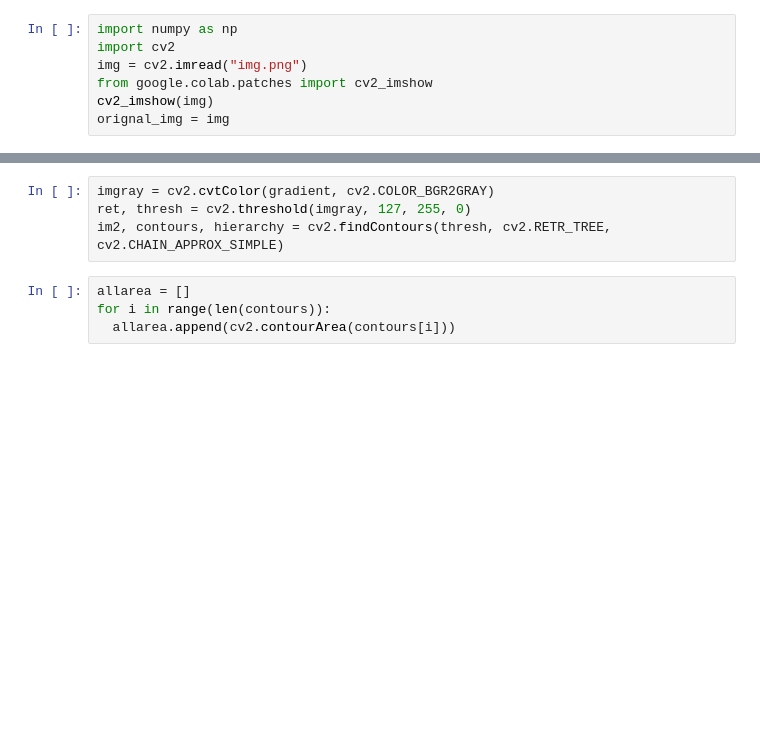
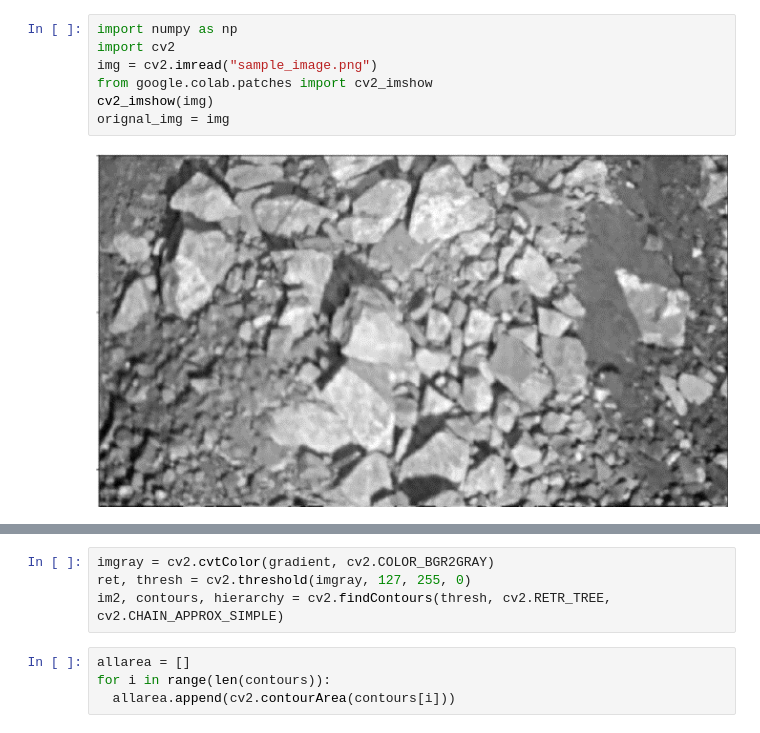
Before and after one commit to jesh09/open_cv_task, a Jupyter notebook: opencv_task.ipynb, the cells around one changed output, grey strips where cells are left out. Saved outputs shown, nothing was run; the diff lists cells and outputs as text; blank space fills up the shorter version.

```diff
--- a/opencv_task.ipynb
+++ b/opencv_task.ipynb
@@ -9,10 +10,12 @@ MessageError: ignored
 # %%
 import numpy as np
 import cv2
-img = cv2.imread("img.png")
+img = cv2.imread("sample_image.png")
 from google.colab.patches import cv2_imshow
 cv2_imshow(img)
 orignal_img = img
+# %% [output]
+[figure, added]
 # %%
 img = cv2.GaussianBlur(img,(5,5),0)
 b2r = cv2.cvtColor(img, cv2.COLOR_BGR2RGB)
```
Also changed, not shown: parts of 9 cells of this notebook.
